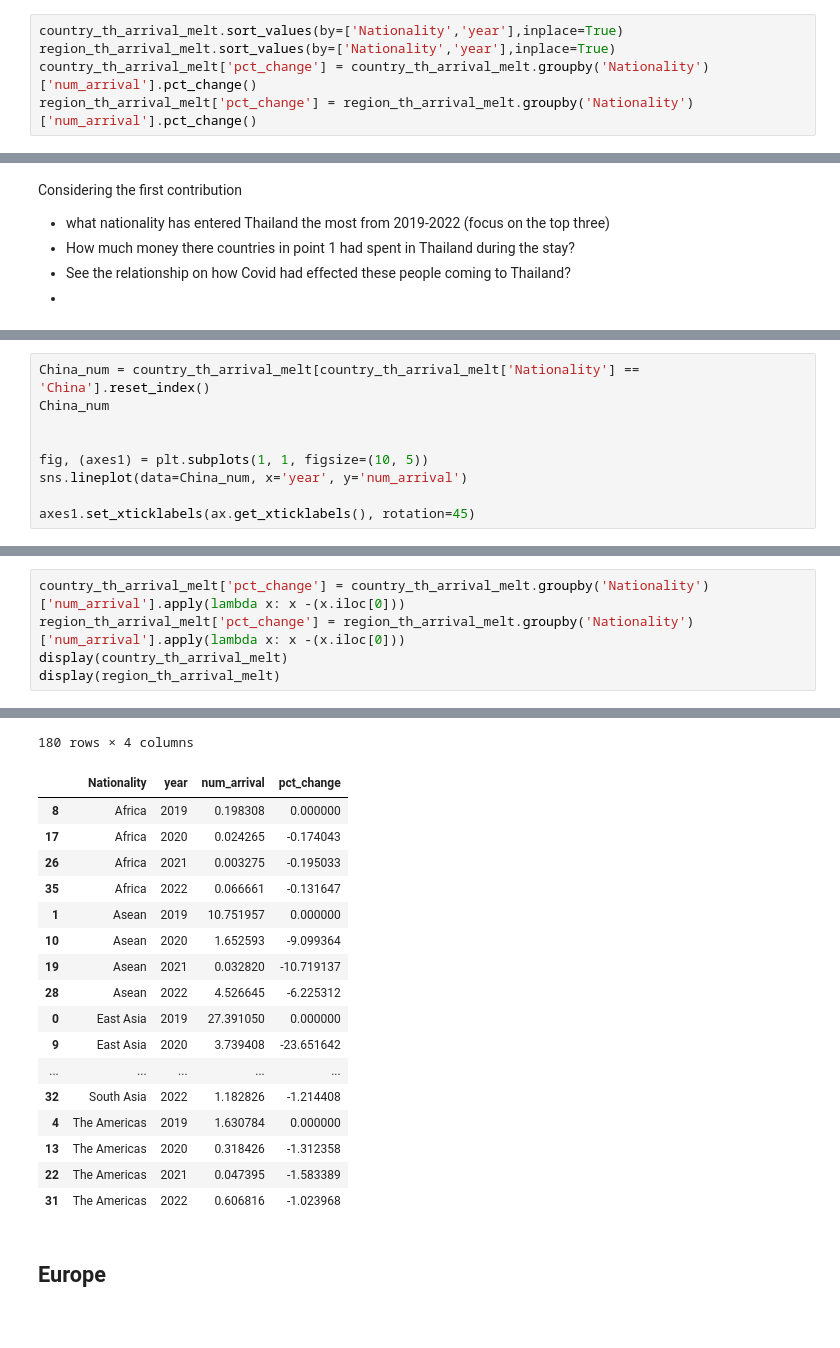
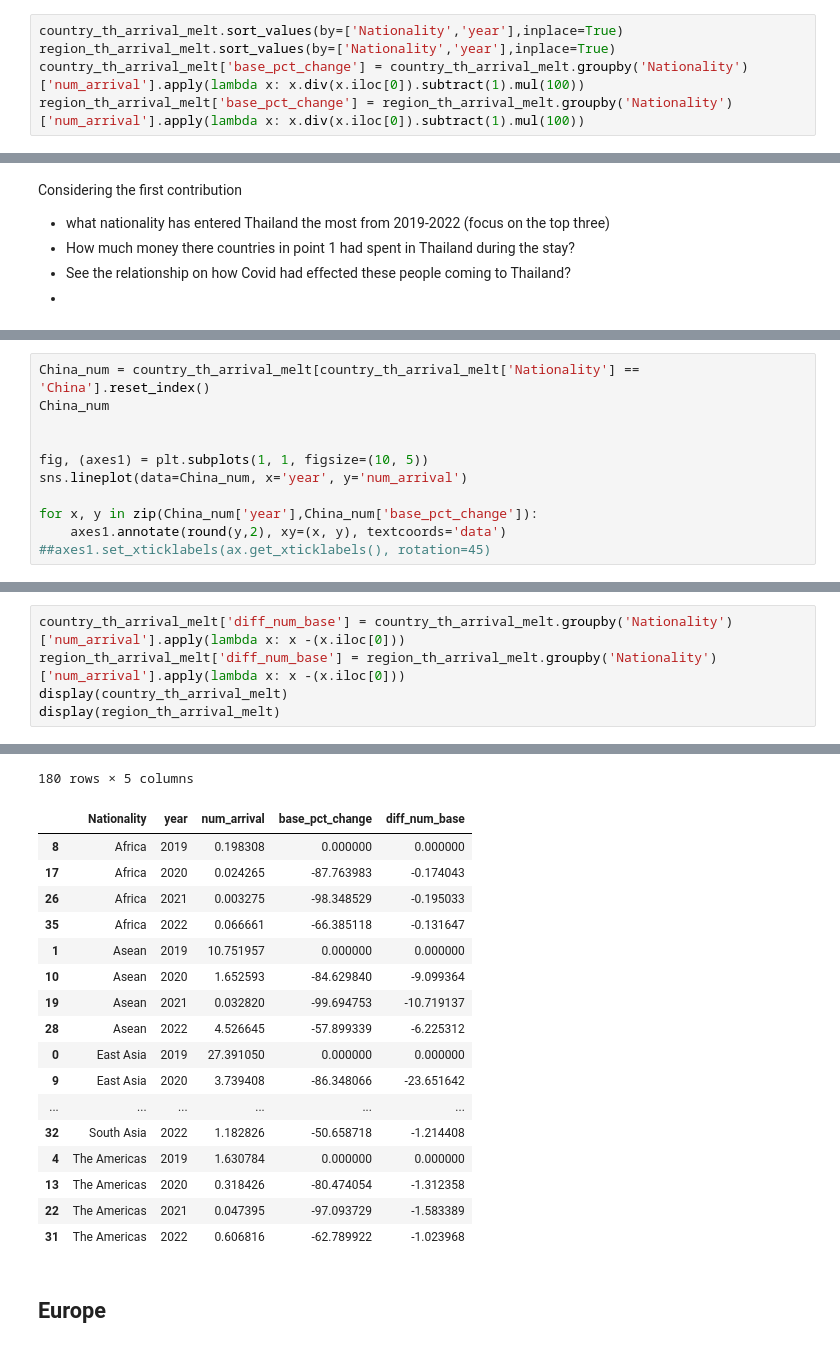
Before and after one commit to eatrabyo/dads-5001-mini-project, a Jupyter notebook: analyze_th_kook.ipynb, the cells around one changed output, grey strips where cells are left out. Saved outputs shown, nothing was run; the diff lists cells and outputs as text.

```diff
--- a/analyze_th_kook.ipynb
+++ b/analyze_th_kook.ipynb
@@ -112,5 +112,5 @@ country_th_arrival_melt['num_arrival'] = country_th_arrival_melt['num_arrival']/
 # %%
 country_th_arrival_melt.sort_values(by=['Nationality','year'],inplace=True)
 region_th_arrival_melt.sort_values(by=['Nationality','year'],inplace=True)
-country_th_arrival_melt['pct_change'] = country_th_arrival_melt.groupby('Nationality')['num_arrival'].pct_change()
-region_th_arrival_melt['pct_change'] = region_th_arrival_melt.groupby('Nationality')['num_arrival'].pct_change()
+country_th_arrival_melt['base_pct_change'] = country_th_arrival_melt.groupby('Nationality')['num_arrival'].apply(lambda x: x.div(x.iloc[0]).subtract(1).mul(100))
+region_th_arrival_melt['base_pct_change'] = region_th_arrival_melt.groupby('Nationality')['num_arrival'].apply(lambda x: x.div(x.iloc[0]).subtract(1).mul(100))
@@ -174,5 +191,7 @@ China_num
 fig, (axes1) = plt.subplots(1, 1, figsize=(10, 5))
 sns.lineplot(data=China_num, x='year', y='num_arrival')
 
-axes1.set_xticklabels(ax.get_xticklabels(), rotation=45)
+for x, y in zip(China_num['year'],China_num['base_pct_change']):
+    axes1.annotate(round(y,2), xy=(x, y), textcoords='data')
+##axes1.set_xticklabels(ax.get_xticklabels(), rotation=45)
 # %% [output]
@@ -181,6 +199,6 @@ AttributeError: 'tuple' object has no attribute 'get_xticklabels'
 # %%
-country_th_arrival_melt['pct_change'] = country_th_arrival_melt.groupby('Nationality')['num_arrival'].apply(lambda x: x -(x.iloc[0]))
-region_th_arrival_melt['pct_change'] = region_th_arrival_melt.groupby('Nationality')['num_arrival'].apply(lambda x: x -(x.iloc[0]))
+country_th_arrival_melt['diff_num_base'] = country_th_arrival_melt.groupby('Nationality')['num_arrival'].apply(lambda x: x -(x.iloc[0]))
+region_th_arrival_melt['diff_num_base'] = region_th_arrival_melt.groupby('Nationality')['num_arrival'].apply(lambda x: x -(x.iloc[0]))
 display(country_th_arrival_melt)
 display(region_th_arrival_melt)
 # %% [output]
@@ -215,21 +233,21 @@ To adopt the future behavior and silence this warning, use
-180 rows × 4 columns
+180 rows × 5 columns
-|  | Nationality | year | num_arrival | pct_change |
-| 8 | Africa | 2019 | 0.198308 | 0.000000 |
-| 17 | Africa | 2020 | 0.024265 | -0.174043 |
-| 26 | Africa | 2021 | 0.003275 | -0.195033 |
-| 35 | Africa | 2022 | 0.066661 | -0.131647 |
-| 1 | Asean | 2019 | 10.751957 | 0.000000 |
-| 10 | Asean | 2020 | 1.652593 | -9.099364 |
-| 19 | Asean | 2021 | 0.032820 | -10.719137 |
-| 28 | Asean | 2022 | 4.526645 | -6.225312 |
-| 0 | East Asia | 2019 | 27.391050 | 0.000000 |
-| 9 | East Asia | 2020 | 3.739408 | -23.651642 |
-| ... | ... | ... | ... | ... |
-| 32 | South Asia | 2022 | 1.182826 | -1.214408 |
-| 4 | The Americas | 2019 | 1.630784 | 0.000000 |
-| 13 | The Americas | 2020 | 0.318426 | -1.312358 |
-| 22 | The Americas | 2021 | 0.047395 | -1.583389 |
-| 31 | The Americas | 2022 | 0.606816 | -1.023968 |
+|  | Nationality | year | num_arrival | base_pct_change | diff_num_base |
+| 8 | Africa | 2019 | 0.198308 | 0.000000 | 0.000000 |
+| 17 | Africa | 2020 | 0.024265 | -87.763983 | -0.174043 |
+| 26 | Africa | 2021 | 0.003275 | -98.348529 | -0.195033 |
+| 35 | Africa | 2022 | 0.066661 | -66.385118 | -0.131647 |
+| 1 | Asean | 2019 | 10.751957 | 0.000000 | 0.000000 |
+| 10 | Asean | 2020 | 1.652593 | -84.629840 | -9.099364 |
+| 19 | Asean | 2021 | 0.032820 | -99.694753 | -10.719137 |
+| 28 | Asean | 2022 | 4.526645 | -57.899339 | -6.225312 |
+| 0 | East Asia | 2019 | 27.391050 | 0.000000 | 0.000000 |
+| 9 | East Asia | 2020 | 3.739408 | -86.348066 | -23.651642 |
+| ... | ... | ... | ... | ... | ... |
+| 32 | South Asia | 2022 | 1.182826 | -50.658718 | -1.214408 |
+| 4 | The Americas | 2019 | 1.630784 | 0.000000 | 0.000000 |
+| 13 | The Americas | 2020 | 0.318426 | -80.474054 | -1.312358 |
+| 22 | The Americas | 2021 | 0.047395 | -97.093729 | -1.583389 |
+| 31 | The Americas | 2022 | 0.606816 | -62.789922 | -1.023968 |
 # %% [markdown]
 ## Europe
 # %% [markdown]
```
Also changed, not shown: parts of 5 cells of this notebook.
